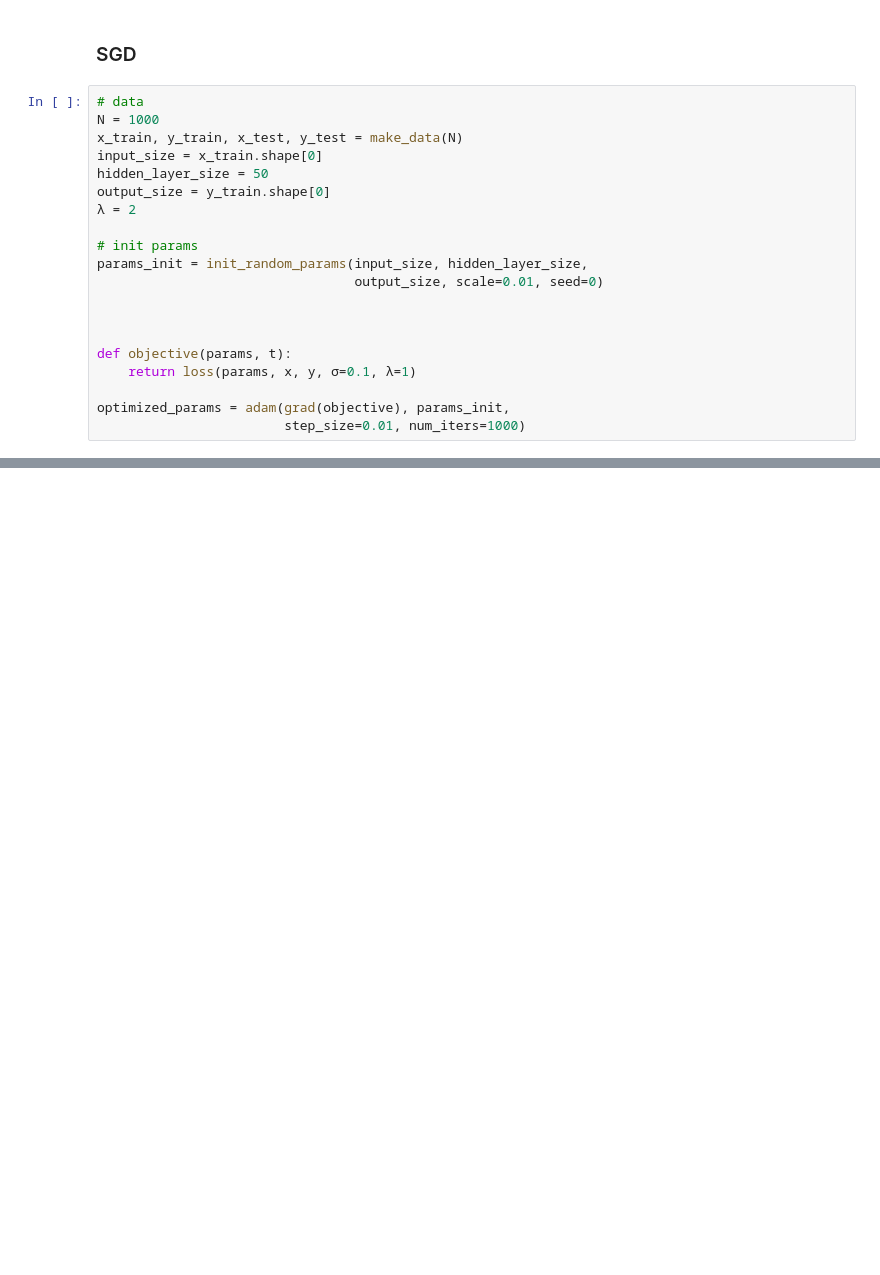
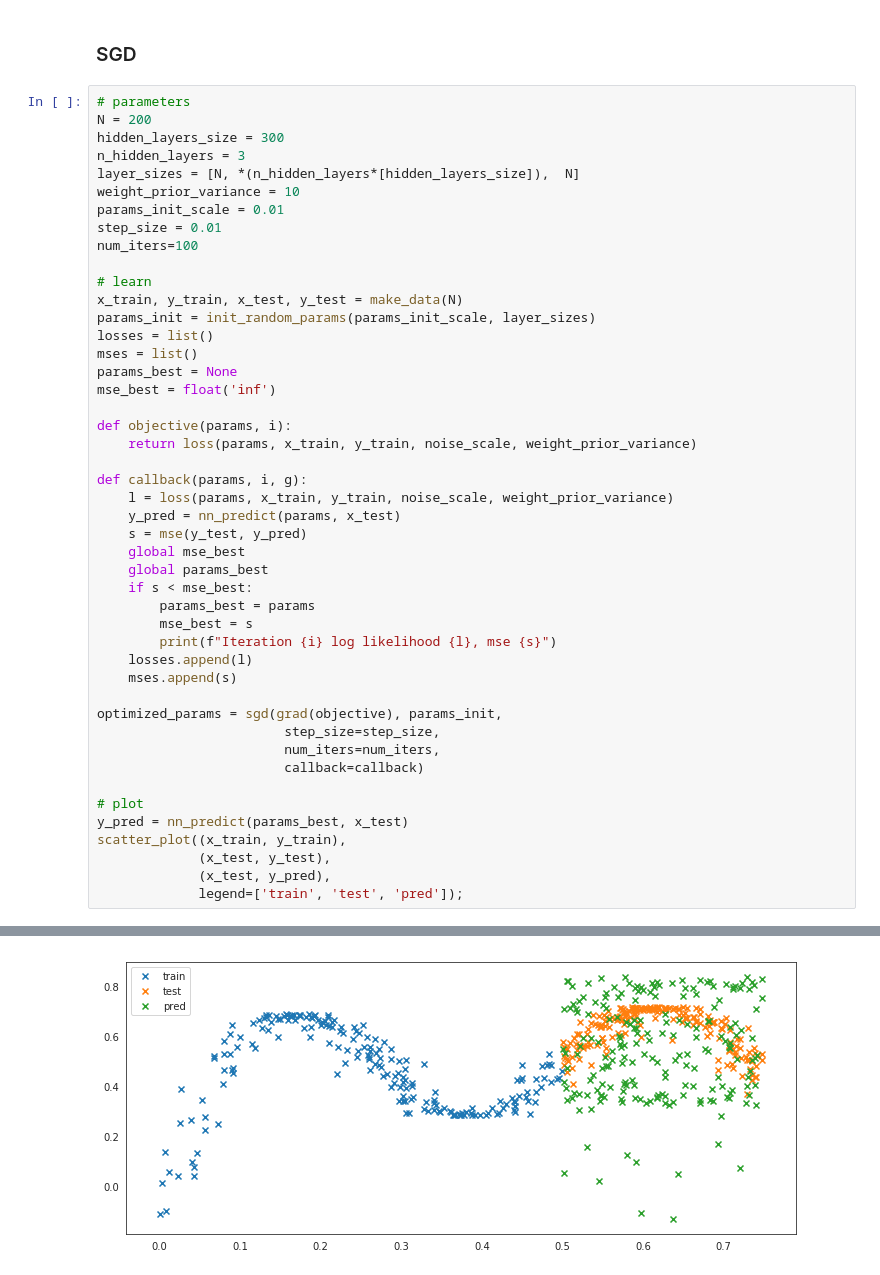
Before and after one commit to dsevero/generative-models, a Jupyter notebook: experiments/Bayes-by-Backprop/notebooks/Weight Uncertainty in Neural Networks.ipynb, the cells around one changed output, grey strips where cells are left out. Cells and saved outputs as stored; diff of their text form; blank space fills up the shorter version.

```diff
--- a/experiments/Bayes-by-Backprop/notebooks/Weight Uncertainty in Neural Networks.ipynb
+++ b/experiments/Bayes-by-Backprop/notebooks/Weight Uncertainty in Neural Networks.ipynb
@@ -159,22 +195,49 @@ pd.concat((train, test, pred), axis=1).plot(**plot_option);
 # %% [markdown]
 ### SGD
-# %%
-# data
-N = 1000
-x_train, y_train, x_test, y_test = make_data(N)
-input_size = x_train.shape[0]
-hidden_layer_size = 50
-output_size = y_train.shape[0]
-λ = 2
-
-# init params
-params_init = init_random_params(input_size, hidden_layer_size,
-                                 output_size, scale=0.01, seed=0)
-
-
-
-def objective(params, t):
-    return loss(params, x, y, σ=0.1, λ=1)
-
-optimized_params = adam(grad(objective), params_init,
-                        step_size=0.01, num_iters=1000)
+# %%
+# parameters
+N = 200
+hidden_layers_size = 300
+n_hidden_layers = 3
+layer_sizes = [N, *(n_hidden_layers*[hidden_layers_size]),  N]
+weight_prior_variance = 10
+params_init_scale = 0.01
+step_size = 0.01
+num_iters=100
+
+# learn
+x_train, y_train, x_test, y_test = make_data(N)
+params_init = init_random_params(params_init_scale, layer_sizes)
+losses = list()
+mses = list()
+params_best = None
+mse_best = float('inf')
+
+def objective(params, i):
+    return loss(params, x_train, y_train, noise_scale, weight_prior_variance)
+
+def callback(params, i, g):
+    l = loss(params, x_train, y_train, noise_scale, weight_prior_variance)
+    y_pred = nn_predict(params, x_test)
+    s = mse(y_test, y_pred)
+    global mse_best
+    global params_best
+    if s < mse_best:
+        params_best = params
+        mse_best = s
+        print(f"Iteration {i} log likelihood {l}, mse {s}")
+    losses.append(l)
+    mses.append(s)
+
+optimized_params = sgd(grad(objective), params_init,
+                        step_size=step_size,
+                        num_iters=num_iters,
+                        callback=callback)
+
+# plot
+y_pred = nn_predict(params_best, x_test)
+scatter_plot((x_train, y_train),
+             (x_test, y_test),
+             (x_test, y_pred),
+             legend=['train', 'test', 'pred']);
+# %% [output]
@@ -180,0 +261 @@ optimized_params = adam(grad(objective), params_init,
+[figure, added]
```
Also changed, not shown: parts of 11 cells of this notebook.
